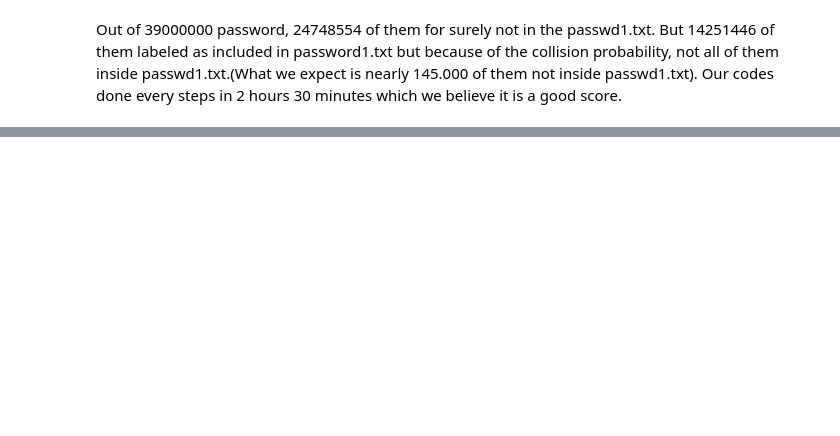
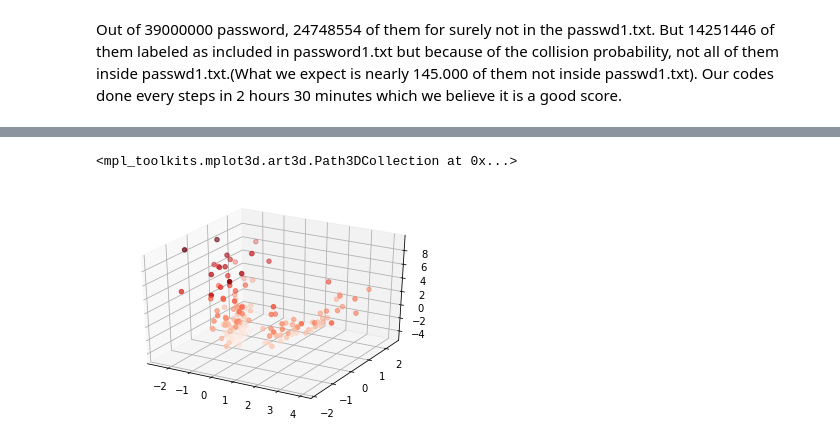
Before and after one commit to Fraquia/ADM-HW4, a Jupyter notebook: main.ipynb, the cells around one changed output, grey strips where cells are left out. Saved outputs shown, nothing was run; the diff lists cells and outputs as text; code cells hidden in the pictures; blank space fills up the shorter version.

```diff
--- a/main.ipynb
+++ b/main.ipynb
@@ -130,0 +171,17 @@ Out of 39000000 password, 24748554 of them for surely not in the passwd1.txt. Bu
+# %%
+from mpl_toolkits import mplot3d
+pca = PCA(n_components=3)
+reduced = pca.fit_transform(v_list)
+fig = plt.figure()
+t = reduced.transpose()
+
+plt.scatter(t[0], t[1])
+ax = plt.axes(projection='3d')
+
+zdata = t[0]
+xdata = t[1]
+ydata = t[2]
+ax.scatter3D(xdata, ydata, zdata, c=zdata, cmap='Reds')
+# %% [output]
+<mpl_toolkits.mplot3d.art3d.Path3DCollection at 0x...>
+[figure, added]
```
Also changed, not shown: parts of 23 cells of this notebook.
